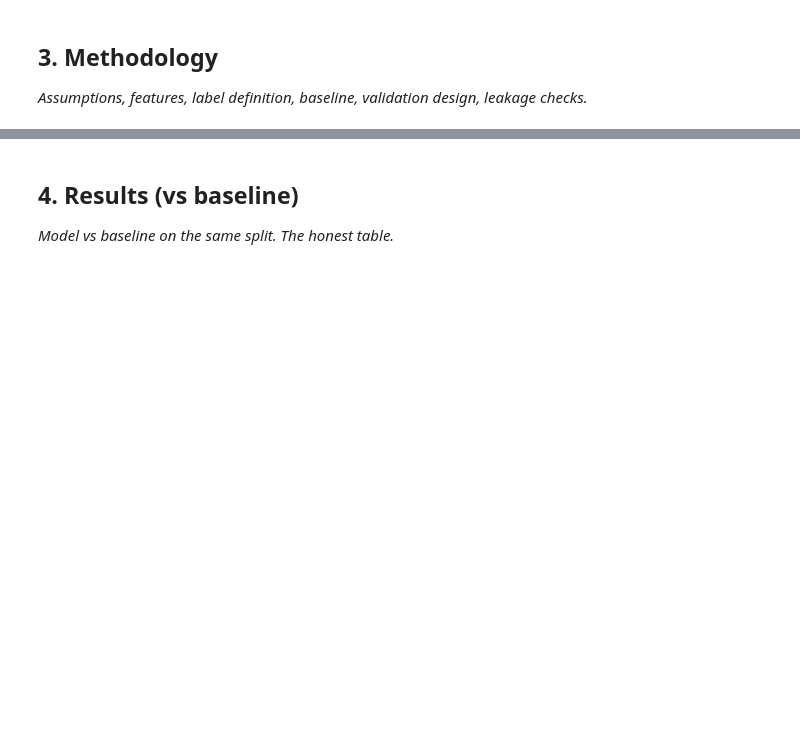
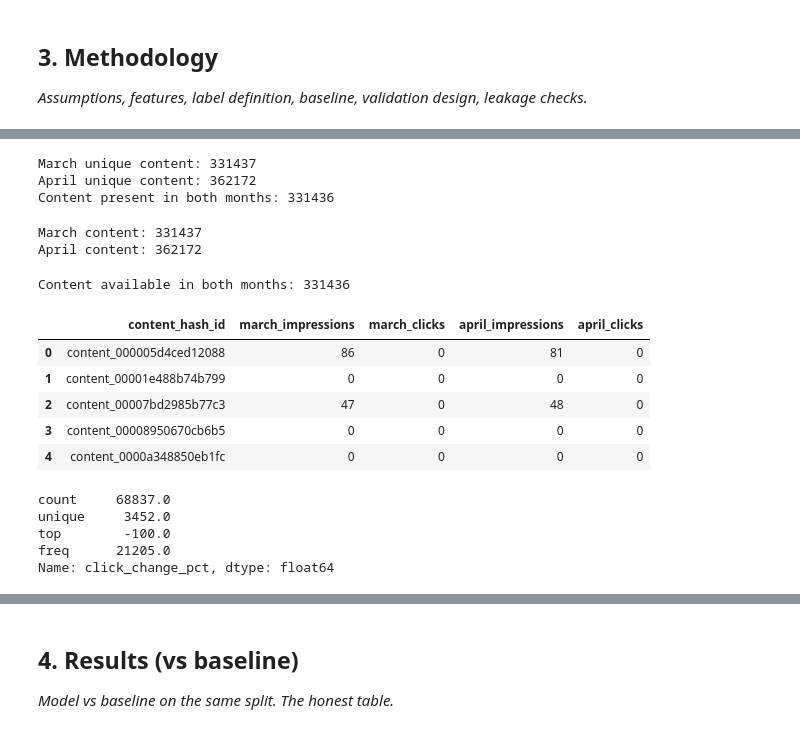
Before and after one commit to ShardhaBatra/flyrank-ml-internship, a Jupyter notebook: work/notebooks/capstone.ipynb, the cells around one changed output, grey strips where cells are left out. Drawn from its saved outputs; the diff is of its cells as text; code cells hidden in the pictures; blank space fills up the shorter version.

```diff
--- a/work/notebooks/capstone.ipynb
+++ b/work/notebooks/capstone.ipynb
@@ -20,0 +126,78 @@ This skeleton is yours to fill. Work the sections **in order** — each one has
+# %%
+# Check how many content pages appear in both March and April
+
+march_content = set(df["content_hash_id"].unique())
+april_content = set(df_april["content_hash_id"].unique())
+
+common_content = march_content.intersection(april_content)
+
+print("March unique content:", len(march_content))
+print("April unique content:", len(april_content))
+print("Content present in both months:", len(common_content))
+# %% [output]
+March unique content: 331437
+April unique content: 362172
+Content present in both months: 331436
+# %%
+# Aggregate March performance for each content page
+
+march_summary = (
+    df.groupby("content_hash_id")
+    .agg(
+        march_impressions=("gsc_impressions", "sum"),
+        march_clicks=("gsc_clicks", "sum")
+    )
+    .reset_index()
+)
+
+# Aggregate April performance for each content page
+
+april_summary = (
+    df_april.groupby("content_hash_id")
+    .agg(
+        april_impressions=("gsc_impressions", "sum"),
+        april_clicks=("gsc_clicks", "sum")
+    )
+    .reset_index()
+)
+
+print("March content:", len(march_summary))
+print("April content:", len(april_summary))
+# %% [output]
+March content: 331437
+April content: 362172
+# %%
+# Keep only content pages available in both months
+
+comparison = march_summary.merge(
+    april_summary,
+    on="content_hash_id",
+    how="inner"
+)
+
+print("Content available in both months:", len(comparison))
+
+comparison.head()
+# %% [output]
+Content available in both months: 331436
+|  | content_hash_id | march_impressions | march_clicks | april_impressions | april_clicks |
+| 0 | content_000005d4ced12088 | 86 | 0 | 81 | 0 |
+| 1 | content_00001e488b74b799 | 0 | 0 | 0 | 0 |
+| 2 | content_00007bd2985b77c3 | 47 | 0 | 48 | 0 |
+| 3 | content_00008950670cb6b5 | 0 | 0 | 0 | 0 |
+| 4 | content_0000a348850eb1fc | 0 | 0 | 0 | 0 |
+# %%
+# Calculate percentage change in clicks from March to April
+import pandas as pd
+comparison["click_change_pct"] = (
+    (comparison["april_clicks"] - comparison["march_clicks"])
+    / comparison["march_clicks"].replace(0, pd.NA)
+) * 100
+
+print(comparison["click_change_pct"].describe())
+# %% [output]
+count     68837.0
+unique     3452.0
+top        -100.0
+freq      21205.0
+Name: click_change_pct, dtype: float64
```
Also changed, not shown: parts of 22 cells of this notebook.
